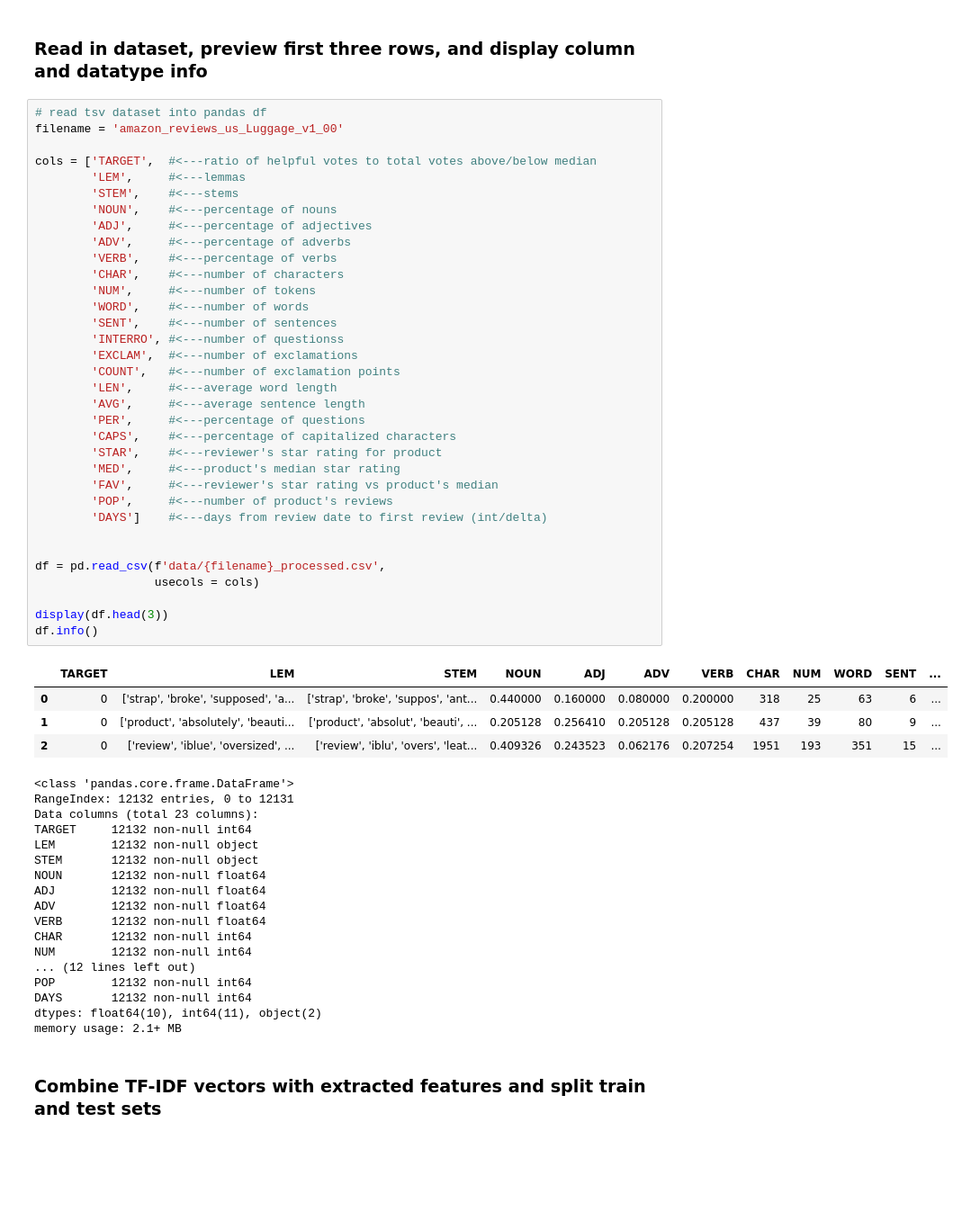
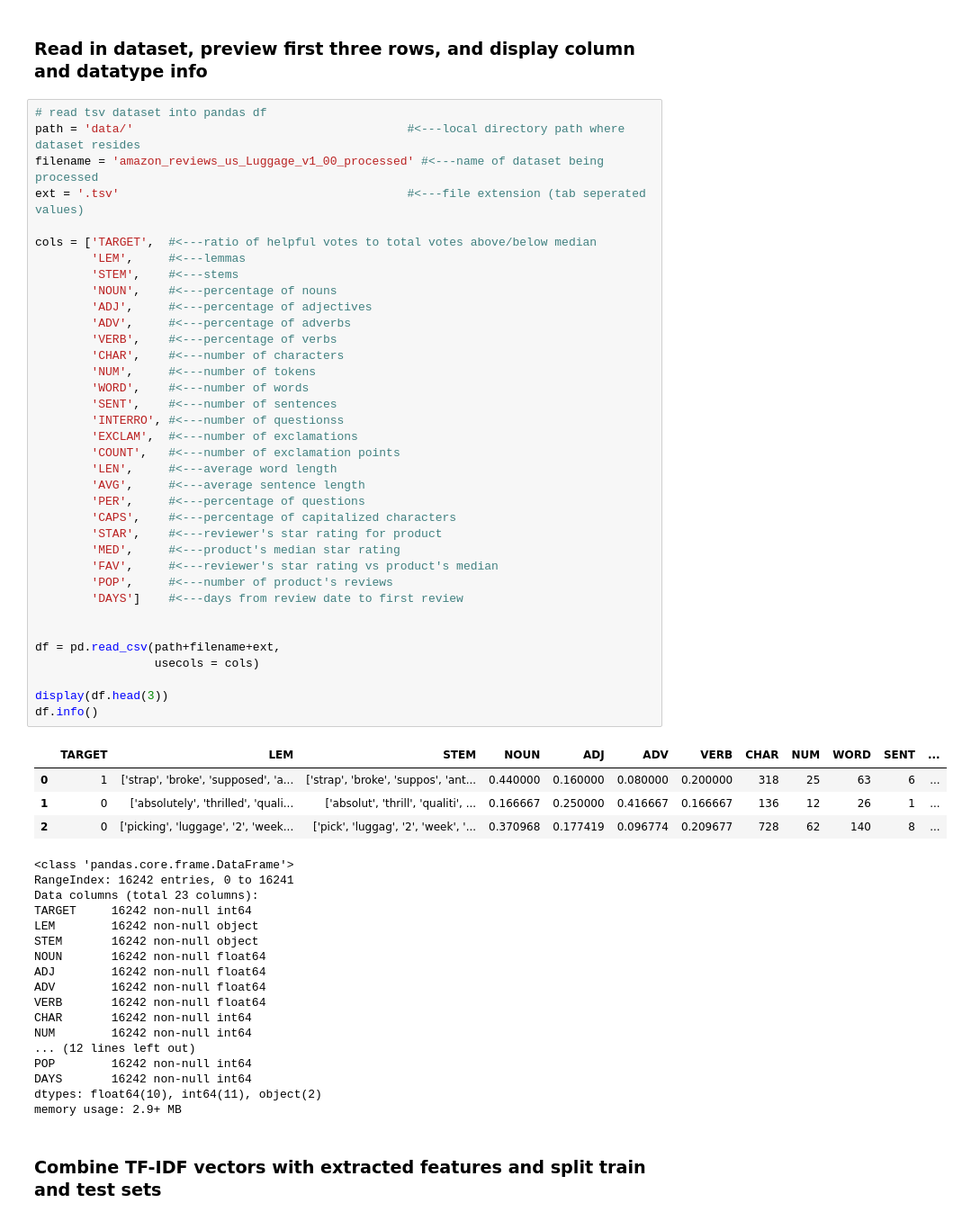
Before and after one commit to thisiselliot/HelpingAmazonReviewers, a Jupyter notebook: modelling.ipynb, the cells around one changed output. Shown at 90% size. Drawn from its saved outputs; the diff is of its cells as text; blank space fills up the shorter version.

```diff
--- a/modelling.ipynb
+++ b/modelling.ipynb
@@ -34,60 +36,62 @@ pd.set_option('display.max_columns', None)
 ### Read in dataset, preview first three rows, and display column and datatype info
 # %%
 # read tsv dataset into pandas df
-filename = 'amazon_reviews_us_Luggage_v1_00'
+path = 'data/'                                       #<---local directory path where dataset resides
+filename = 'amazon_reviews_us_Luggage_v1_00_processed' #<---name of dataset being processed
+ext = '.tsv'                                         #<---file extension (tab seperated values)
 
 cols = ['TARGET',  #<---ratio of helpful votes to total votes above/below median
         'LEM',     #<---lemmas
         'STEM',    #<---stems
         'NOUN',    #<---percentage of nouns
         'ADJ',     #<---percentage of adjectives
         'ADV',     #<---percentage of adverbs
         'VERB',    #<---percentage of verbs
         'CHAR',    #<---number of characters
         'NUM',     #<---number of tokens
         'WORD',    #<---number of words
         'SENT',    #<---number of sentences
         'INTERRO', #<---number of questionss
         'EXCLAM',  #<---number of exclamations
         'COUNT',   #<---number of exclamation points
         'LEN',     #<---average word length
         'AVG',     #<---average sentence length
         'PER',     #<---percentage of questions
         'CAPS',    #<---percentage of capitalized characters
         'STAR',    #<---reviewer's star rating for product
         'MED',     #<---product's median star rating
         'FAV',     #<---reviewer's star rating vs product's median
         'POP',     #<---number of product's reviews
-        'DAYS']    #<---days from review date to first review (int/delta)
+        'DAYS']    #<---days from review date to first review
 
 
-df = pd.read_csv(f'data/{filename}_processed.csv',
+df = pd.read_csv(path+filename+ext,
                  usecols = cols)
 
 display(df.head(3))
 df.info()
 # %% [output]
 |  | TARGET | LEM | STEM | NOUN | ADJ | ADV | VERB | CHAR | NUM | WORD | SENT | ... |
-| 0 | 0 | ['strap', 'broke', 'supposed', 'a... | ['strap', 'broke', 'suppos', 'ant... | 0.440000 | 0.160000 | 0.080000 | 0.200000 | 318 | 25 | 63 | 6 | ... |
-| 1 | 0 | ['product', 'absolutely', 'beauti... | ['product', 'absolut', 'beauti', ... | 0.205128 | 0.256410 | 0.205128 | 0.205128 | 437 | 39 | 80 | 9 | ... |
-| 2 | 0 | ['review', 'iblue', 'oversized', ... | ['review', 'iblu', 'overs', 'leat... | 0.409326 | 0.243523 | 0.062176 | 0.207254 | 1951 | 193 | 351 | 15 | ... |
+| 0 | 1 | ['strap', 'broke', 'supposed', 'a... | ['strap', 'broke', 'suppos', 'ant... | 0.440000 | 0.160000 | 0.080000 | 0.200000 | 318 | 25 | 63 | 6 | ... |
+| 1 | 0 | ['absolutely', 'thrilled', 'quali... | ['absolut', 'thrill', 'qualiti', ... | 0.166667 | 0.250000 | 0.416667 | 0.166667 | 136 | 12 | 26 | 1 | ... |
+| 2 | 0 | ['picking', 'luggage', '2', 'week... | ['pick', 'luggag', '2', 'week', '... | 0.370968 | 0.177419 | 0.096774 | 0.209677 | 728 | 62 | 140 | 8 | ... |
 <class 'pandas.core.frame.DataFrame'>
-RangeIndex: 12132 entries, 0 to 12131
+RangeIndex: 16242 entries, 0 to 16241
 Data columns (total 23 columns):
-TARGET     12132 non-null int64
-LEM        12132 non-null object
-STEM       12132 non-null object
-NOUN       12132 non-null float64
-ADJ        12132 non-null float64
-ADV        12132 non-null float64
-VERB       12132 non-null float64
-CHAR       12132 non-null int64
-NUM        12132 non-null int64
+TARGET     16242 non-null int64
+LEM        16242 non-null object
+STEM       16242 non-null object
+NOUN       16242 non-null float64
+ADJ        16242 non-null float64
+ADV        16242 non-null float64
+VERB       16242 non-null float64
+CHAR       16242 non-null int64
+NUM        16242 non-null int64
 ... (12 lines left out)
-POP        12132 non-null int64
-DAYS       12132 non-null int64
+POP        16242 non-null int64
+DAYS       16242 non-null int64
 dtypes: float64(10), int64(11), object(2)
-memory usage: 2.1+ MB
+memory usage: 2.9+ MB
 # %% [markdown]
 
 ### Combine TF-IDF vectors with extracted features and split train and test sets
```
Also changed, not shown: parts of 6 cells of this notebook, 12 other files.
